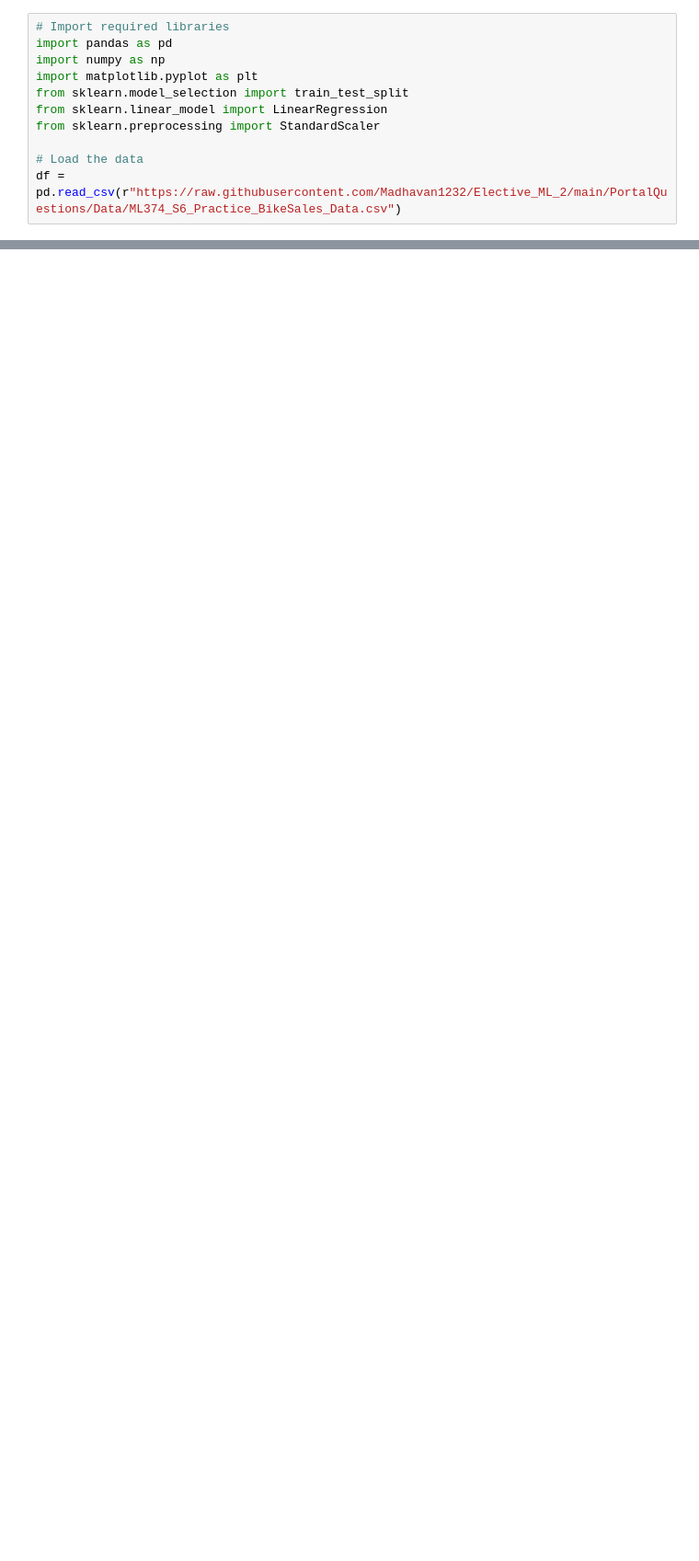
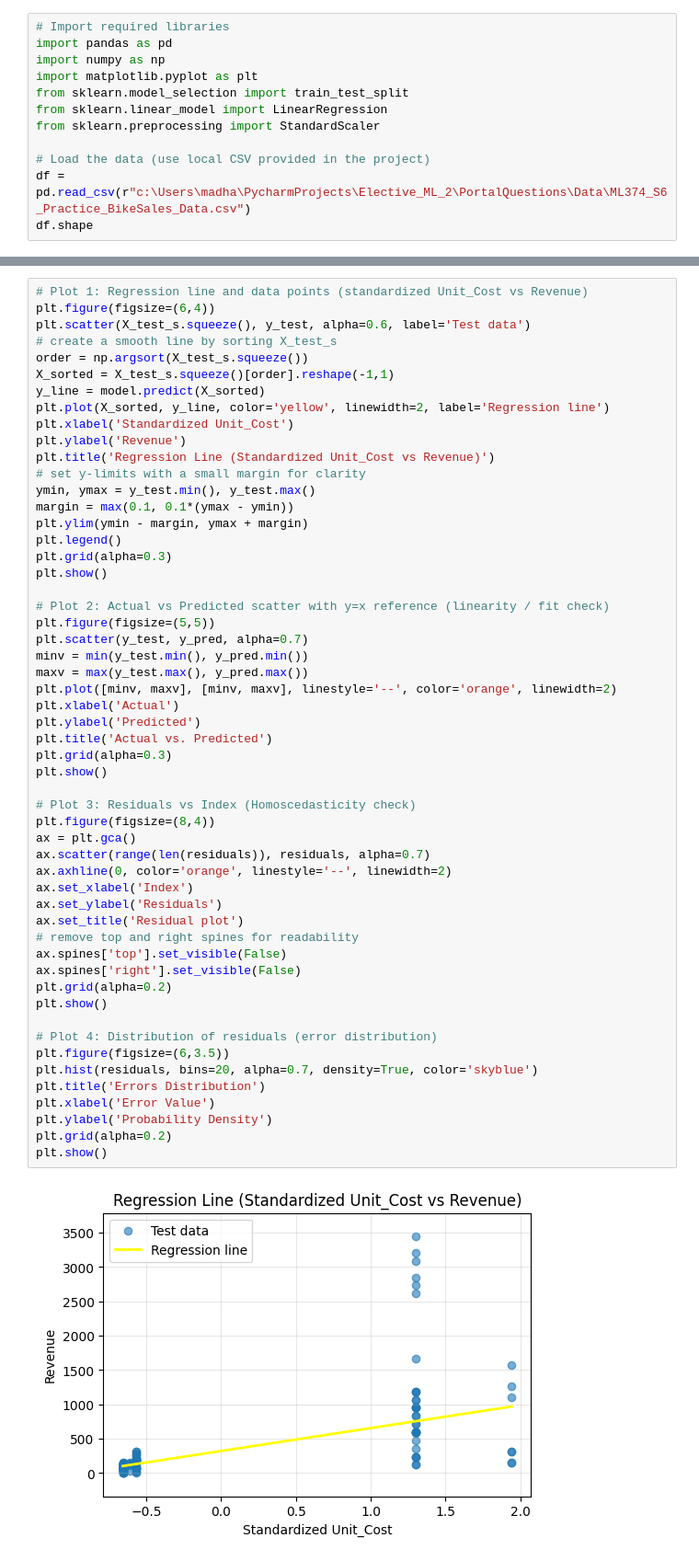
Before and after one commit to Madhavan1232/Elective_ML_2, a Jupyter notebook: PortalQuestions/Day6/practices/Sprint6_Test_Practice3(1).ipynb, the cells around one changed output, grey strips where cells are left out. Shown at 92% size. Cells and saved outputs as stored; diff of their text form; blank space fills up the shorter version.

```diff
--- a/PortalQuestions/Day6/practices/Sprint6_Test_Practice3(1).ipynb
+++ b/PortalQuestions/Day6/practices/Sprint6_Test_Practice3(1).ipynb
@@ -7,5 +7,6 @@ from sklearn.model_selection import train_test_split
 from sklearn.linear_model import LinearRegression
 from sklearn.preprocessing import StandardScaler
 
-# Load the data
-df = pd.read_csv(r"https://raw.githubusercontent.com/Madhavan1232/Elective_ML_2/main/PortalQuestions/Data/ML374_S6_Practice_BikeSales_Data.csv")
+# Load the data (use local CSV provided in the project)
+df = pd.read_csv(r"c:\Users\madha\PycharmProjects\Elective_ML_2\PortalQuestions\Data\ML374_S6_Practice_BikeSales_Data.csv")
+df.shape
@@ -112,0 +46,56 @@ plt.show()
+# %%
+# Plot 1: Regression line and data points (standardized Unit_Cost vs Revenue)
+plt.figure(figsize=(6,4))
+plt.scatter(X_test_s.squeeze(), y_test, alpha=0.6, label='Test data')
+# create a smooth line by sorting X_test_s
+order = np.argsort(X_test_s.squeeze())
+X_sorted = X_test_s.squeeze()[order].reshape(-1,1)
+y_line = model.predict(X_sorted)
+plt.plot(X_sorted, y_line, color='yellow', linewidth=2, label='Regression line')
+plt.xlabel('Standardized Unit_Cost')
+plt.ylabel('Revenue')
+plt.title('Regression Line (Standardized Unit_Cost vs Revenue)')
+# set y-limits with a small margin for clarity
+ymin, ymax = y_test.min(), y_test.max()
+margin = max(0.1, 0.1*(ymax - ymin))
+plt.ylim(ymin - margin, ymax + margin)
+plt.legend()
+plt.grid(alpha=0.3)
+plt.show()
+
+# Plot 2: Actual vs Predicted scatter with y=x reference (linearity / fit check)
+plt.figure(figsize=(5,5))
+plt.scatter(y_test, y_pred, alpha=0.7)
+minv = min(y_test.min(), y_pred.min())
+maxv = max(y_test.max(), y_pred.max())
+plt.plot([minv, maxv], [minv, maxv], linestyle='--', color='orange', linewidth=2)
+plt.xlabel('Actual')
+plt.ylabel('Predicted')
+plt.title('Actual vs. Predicted')
+plt.grid(alpha=0.3)
+plt.show()
+
+# Plot 3: Residuals vs Index (Homoscedasticity check)
+plt.figure(figsize=(8,4))
+ax = plt.gca()
+ax.scatter(range(len(residuals)), residuals, alpha=0.7)
+ax.axhline(0, color='orange', linestyle='--', linewidth=2)
+ax.set_xlabel('Index')
+ax.set_ylabel('Residuals')
+ax.set_title('Residual plot')
+# remove top and right spines for readability
+ax.spines['top'].set_visible(False)
+ax.spines['right'].set_visible(False)
+plt.grid(alpha=0.2)
+plt.show()
+
+# Plot 4: Distribution of residuals (error distribution)
+plt.figure(figsize=(6,3.5))
+plt.hist(residuals, bins=20, alpha=0.7, density=True, color='skyblue')
+plt.title('Errors Distribution')
+plt.xlabel('Error Value')
+plt.ylabel('Probability Density')
+plt.grid(alpha=0.2)
+plt.show()
+# %% [output]
+[figure, added]
```
Also changed, not shown: parts of 9 cells of this notebook, 30 other files.
